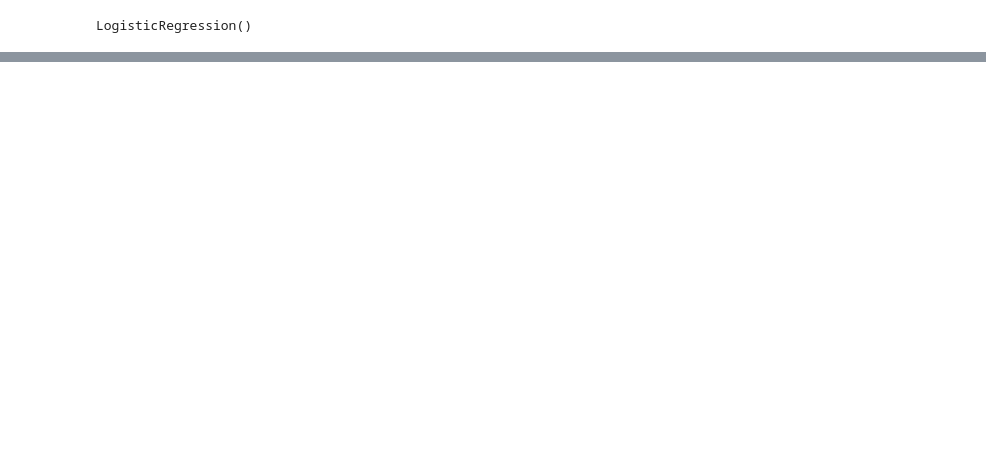
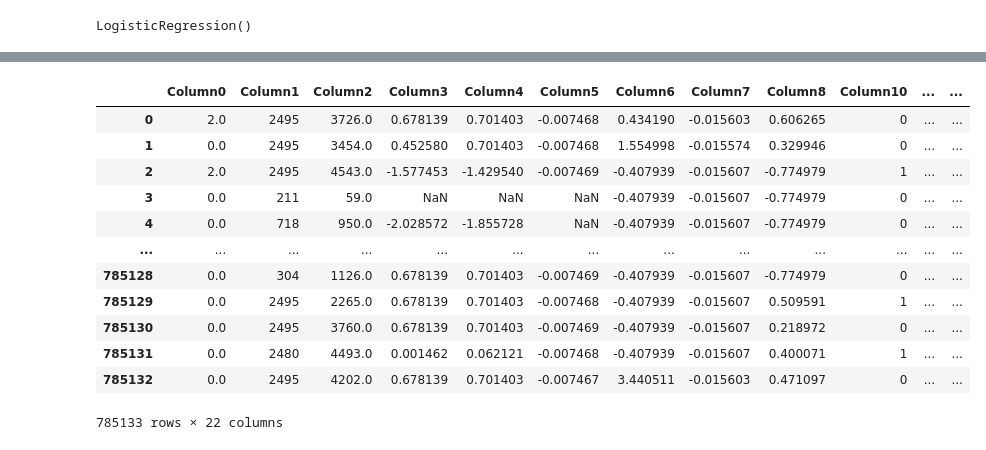
Before and after one commit to manitejagaddam/GSTN, a Jupyter notebook: GSTN Analysis.ipynb, the cells around one changed output, grey strips where cells are left out. Saved outputs shown, nothing was run; the diff lists cells and outputs as text; code cells hidden in the pictures; blank space fills up the shorter version.

```diff
--- a/GSTN Analysis.ipynb
+++ b/GSTN Analysis.ipynb
@@ -207,0 +96,2 @@ x_train, x_test, y_train, y_test = train_test_split(x, y, test_size = 0.2, rando
+# %%
+df = pd.merge(df, target)
@@ -207,0 +128,2 @@ x_train, x_test, y_train, y_test = train_test_split(x, y, test_size = 0.2, rando
+# %%
+df = df.drop("ID", axis = 1)
@@ -259,0 +272,22 @@ accuracy_score(y_pred, y_test)
+# %%
+def drop(df):
+    df = df.drop(df.columns[[0,10]], axis = 1)
+    return df
+# %%
+df1_new = drop(df)
+# %%
+df1_new
+# %% [output]
+|  | Column0 | Column1 | Column2 | Column3 | Column4 | Column5 | Column6 | Column7 | Column8 | Column10 | ... | ... |
+| 0 | 2.0 | 2495 | 3726.0 | 0.678139 | 0.701403 | -0.007468 | 0.434190 | -0.015603 | 0.606265 | 0 | ... | ... |
+| 1 | 0.0 | 2495 | 3454.0 | 0.452580 | 0.701403 | -0.007468 | 1.554998 | -0.015574 | 0.329946 | 0 | ... | ... |
+| 2 | 2.0 | 2495 | 4543.0 | -1.577453 | -1.429540 | -0.007469 | -0.407939 | -0.015607 | -0.774979 | 1 | ... | ... |
+| 3 | 0.0 | 211 | 59.0 | NaN | NaN | NaN | -0.407939 | -0.015607 | -0.774979 | 0 | ... | ... |
+| 4 | 0.0 | 718 | 950.0 | -2.028572 | -1.855728 | NaN | -0.407939 | -0.015607 | -0.774979 | 0 | ... | ... |
+| ... | ... | ... | ... | ... | ... | ... | ... | ... | ... | ... | ... | ... |
+| 785128 | 0.0 | 304 | 1126.0 | 0.678139 | 0.701403 | -0.007469 | -0.407939 | -0.015607 | -0.774979 | 0 | ... | ... |
+| 785129 | 0.0 | 2495 | 2265.0 | 0.678139 | 0.701403 | -0.007468 | -0.407939 | -0.015607 | 0.509591 | 1 | ... | ... |
+| 785130 | 0.0 | 2495 | 3760.0 | 0.678139 | 0.701403 | -0.007469 | -0.407939 | -0.015607 | 0.218972 | 0 | ... | ... |
+| 785131 | 0.0 | 2480 | 4493.0 | 0.001462 | 0.062121 | -0.007468 | -0.407939 | -0.015607 | 0.400071 | 1 | ... | ... |
+| 785132 | 0.0 | 2495 | 4202.0 | 0.678139 | 0.701403 | -0.007467 | 3.440511 | -0.015603 | 0.471097 | 0 | ... | ... |
+785133 rows × 22 columns
```
Also changed, not shown: parts of 118 cells of this notebook.
